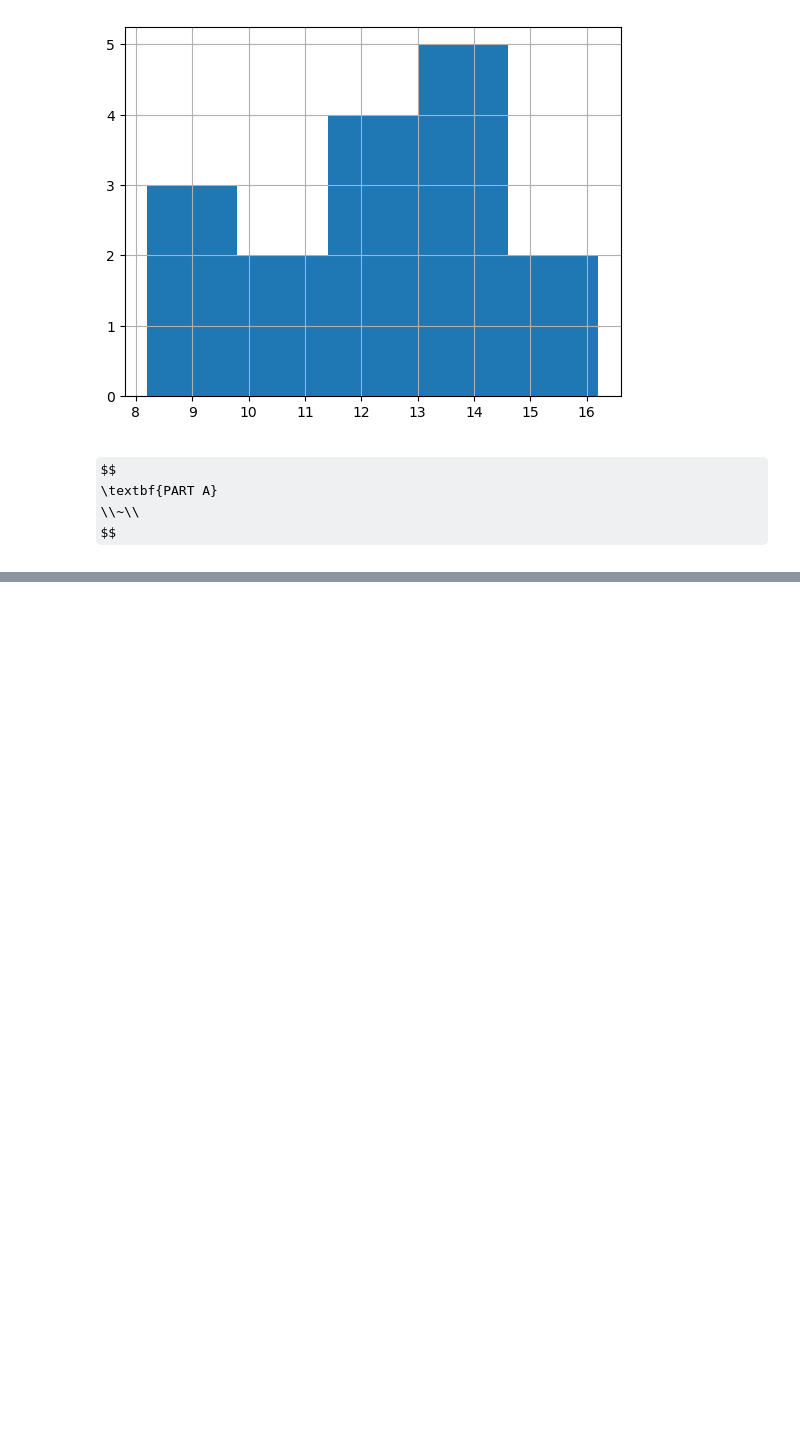
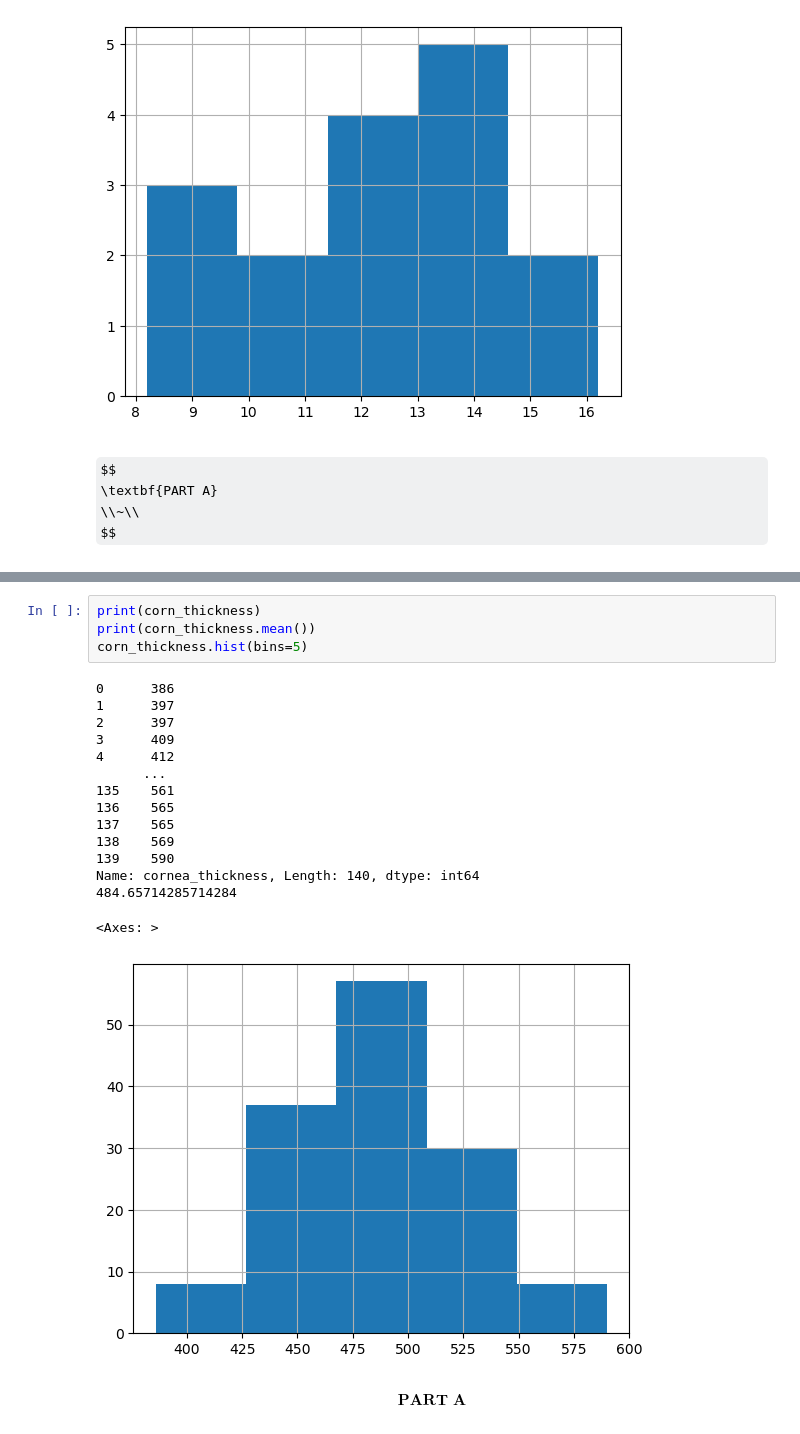
Before and after one commit to GATechMSCS/fall2023, a Jupyter notebook: bayesian_statistics/lectures/week9and10/unit6/homework/code/HW5_Code_ScottSchmidl.ipynb, the cells around one changed output, grey strips where cells are left out. Saved outputs shown, nothing was run; the diff lists cells and outputs as text; some formulas as TeX source; blank space fills up the shorter version.

```diff
--- a/bayesian_statistics/lectures/week9and10/unit6/homework/code/HW5_Code_ScottSchmidl.ipynb
+++ b/bayesian_statistics/lectures/week9and10/unit6/homework/code/HW5_Code_ScottSchmidl.ipynb
@@ -143,0 +180,24 @@ $$
+# %%
+print(corn_thickness)
+print(corn_thickness.mean())
+corn_thickness.hist(bins=5)
+# %% [output]
+0      386
+1      397
+2      397
+3      409
+4      412
+      ...
+135    561
+136    565
+137    565
+138    569
+139    590
+Name: cornea_thickness, Length: 140, dtype: int64
+484.65714285714284
+<Axes: >
+[figure, added]
+# %% [markdown]
+$$
+\textbf{PART A}
+$$
```
Also changed, not shown: parts of 12 cells of this notebook.
